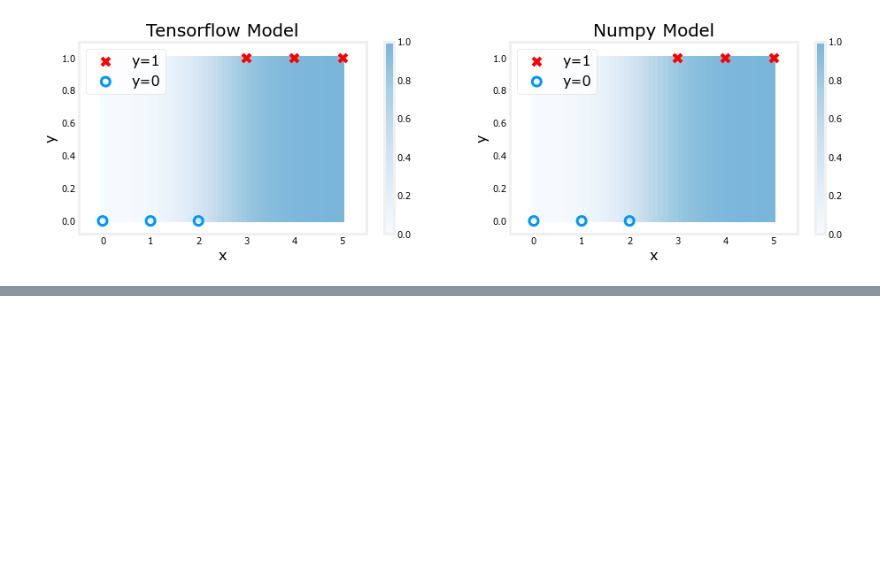
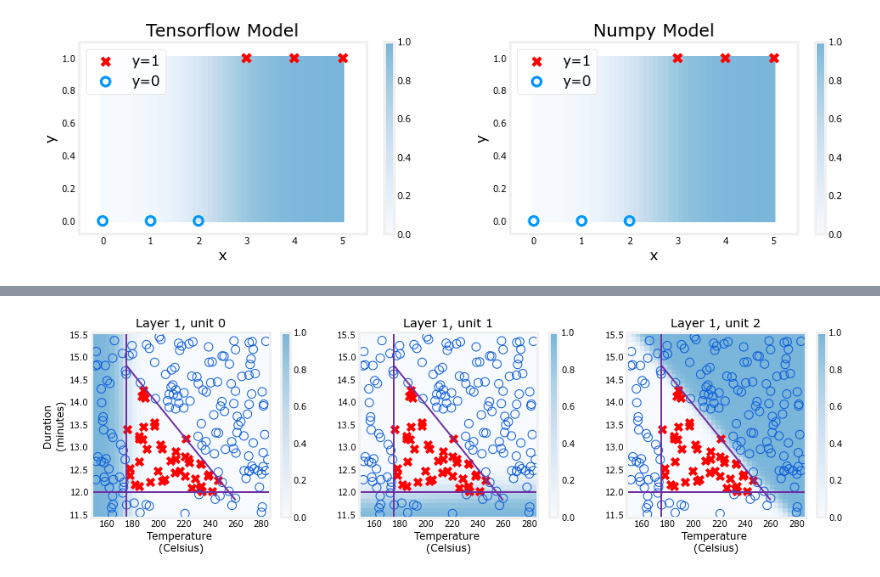
Before and after one commit to imaxfp/edu_machine_learning, a Jupyter notebook: src/2_deeplearning_ai_advanced_learning_algorithms/week1.ipynb, the cells around one changed output, grey strips where cells are left out. Saved outputs shown, nothing was run; the diff lists cells and outputs as text; code cells hidden in the pictures; blank space fills up the shorter version.

Commit message:
[advanced learning algorithms] week 1 first part

```diff
--- a/src/2_deeplearning_ai_advanced_learning_algorithms/week1.ipynb
+++ b/src/2_deeplearning_ai_advanced_learning_algorithms/week1.ipynb
@@ -379,0 +437,8 @@ plt_logistic(X_train, Y_train, model, set_w, set_b, pos, neg)
+# %%
+print(f"Temperature Max, Min pre normalization: {np.max(X[:,0]):0.2f}, {np.min(X[:,0]):0.2f}")
+print(f"Duration    Max, Min pre normalization: {np.max(X[:,1]):0.2f}, {np.min(X[:,1]):0.2f}")
+norm_l = tf.keras.layers.Normalization(axis=-1)
+norm_l.adapt(X)  # learns mean, variance
+Xn = norm_l(X)
+print(f"Temperature Max, Min post normalization: {np.max(Xn[:,0]):0.2f}, {np.min(Xn[:,0]):0.2f}")
+print(f"Duration    Max, Min post normalization: {np.max(Xn[:,1]):0.2f}, {np.min(Xn[:,1]):0.2f}")
@@ -379,0 +579,12 @@ plt_logistic(X_train, Y_train, model, set_w, set_b, pos, neg)
+# %%
+W1 = np.array([
+    [-8.94,  0.29, 12.89],
+    [-0.17, -7.34, 10.79]] )
+b1 = np.array([-9.87, -9.28,  1.01])
+W2 = np.array([
+    [-31.38],
+    [-27.86],
+    [-32.79]])
+b2 = np.array([15.54])
+model.get_layer("layer1").set_weights([W1,b1])
+model.get_layer("layer2").set_weights([W2,b2])
@@ -379,0 +632,4 @@ plt_logistic(X_train, Y_train, model, set_w, set_b, pos, neg)
+# %%
+plt_layer(X,Y.reshape(-1,),W1,b1,norm_l)
+# %% [output]
+[figure, added]
```
Also changed, not shown: parts of 66 cells of this notebook, 26 other files.
